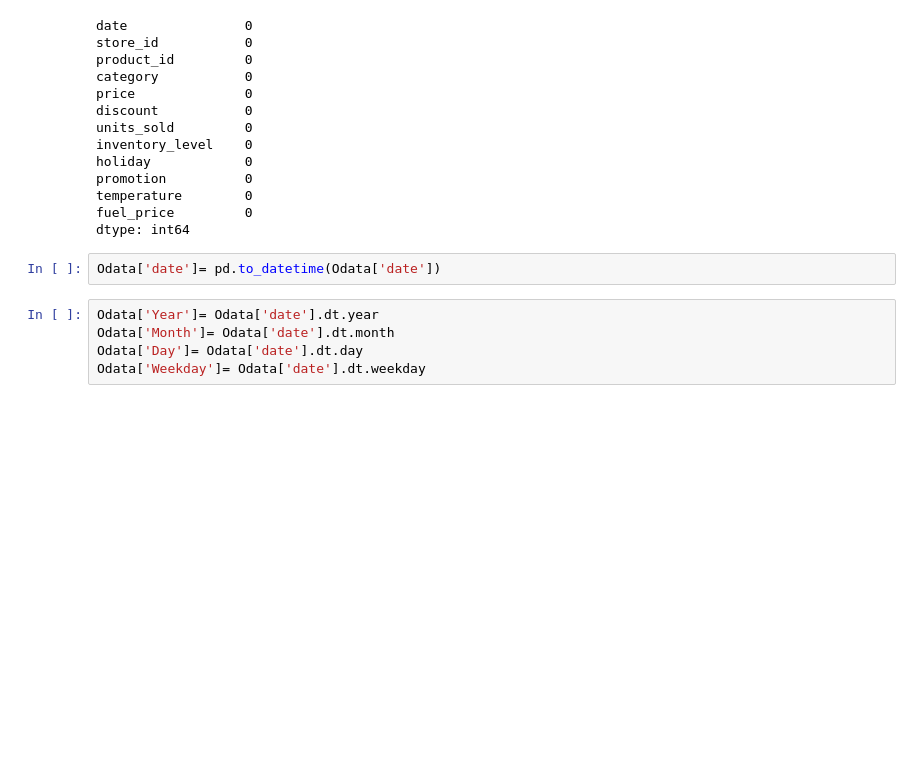
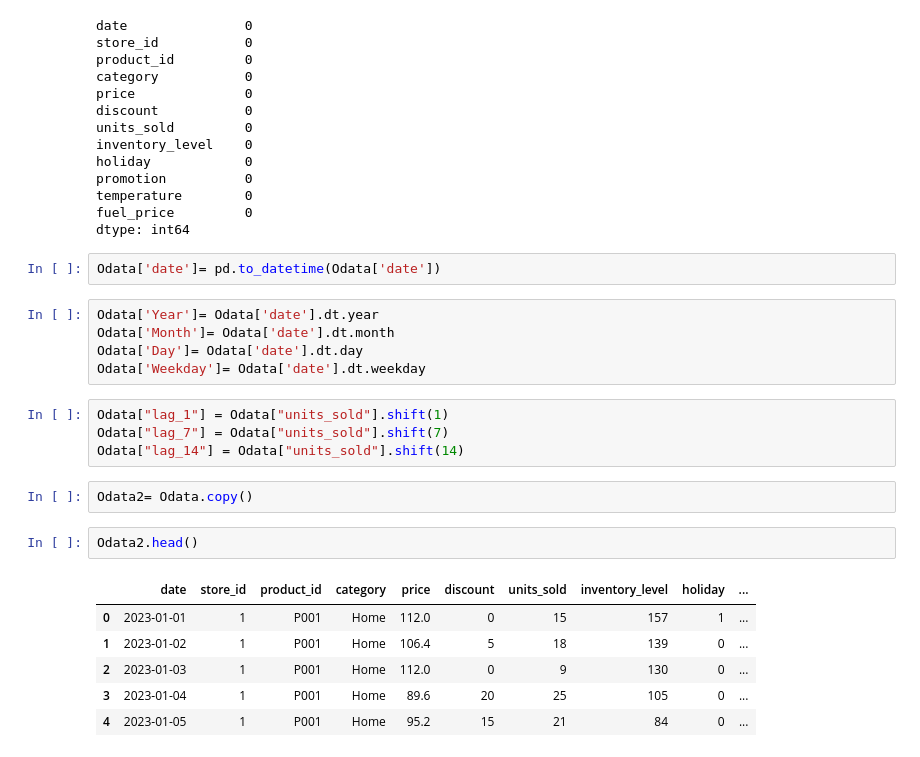
Before and after one commit to Karthik9512/AI-Retail-Stock-Intelligence-System, a Jupyter notebook: demand_forecasting.ipynb, the cells around one changed output. Saved outputs shown, nothing was run; the diff lists cells and outputs as text; blank space fills up the shorter version.

```diff
--- a/demand_forecasting.ipynb
+++ b/demand_forecasting.ipynb
@@ -99,3 +99,18 @@ Odata['Year']= Odata['date'].dt.year
 Odata['Month']= Odata['date'].dt.month
 Odata['Day']= Odata['date'].dt.day
 Odata['Weekday']= Odata['date'].dt.weekday
+# %%
+Odata["lag_1"] = Odata["units_sold"].shift(1)
+Odata["lag_7"] = Odata["units_sold"].shift(7)
+Odata["lag_14"] = Odata["units_sold"].shift(14)
+# %%
+Odata2= Odata.copy()
+# %%
+Odata2.head()
+# %% [output]
+|  | date | store_id | product_id | category | price | discount | units_sold | inventory_level | holiday | ... |
+| 0 | 2023-01-01 | 1 | P001 | Home | 112.0 | 0 | 15 | 157 | 1 | ... |
+| 1 | 2023-01-02 | 1 | P001 | Home | 106.4 | 5 | 18 | 139 | 0 | ... |
+| 2 | 2023-01-03 | 1 | P001 | Home | 112.0 | 0 | 9 | 130 | 0 | ... |
+| 3 | 2023-01-04 | 1 | P001 | Home | 89.6 | 20 | 25 | 105 | 0 | ... |
+| 4 | 2023-01-05 | 1 | P001 | Home | 95.2 | 15 | 21 | 84 | 0 | ... |
```
Also changed, not shown: parts of 6 cells of this notebook.
